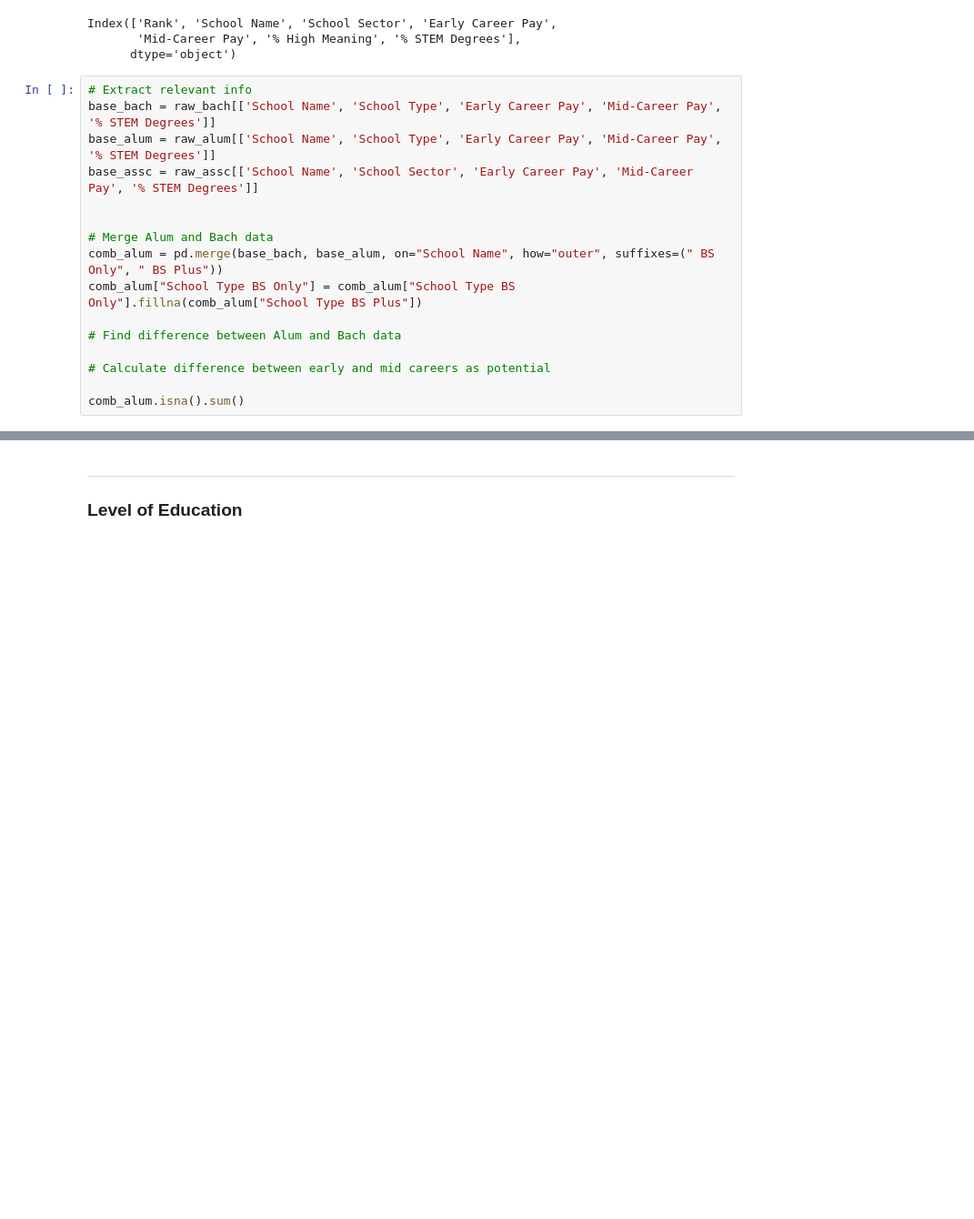
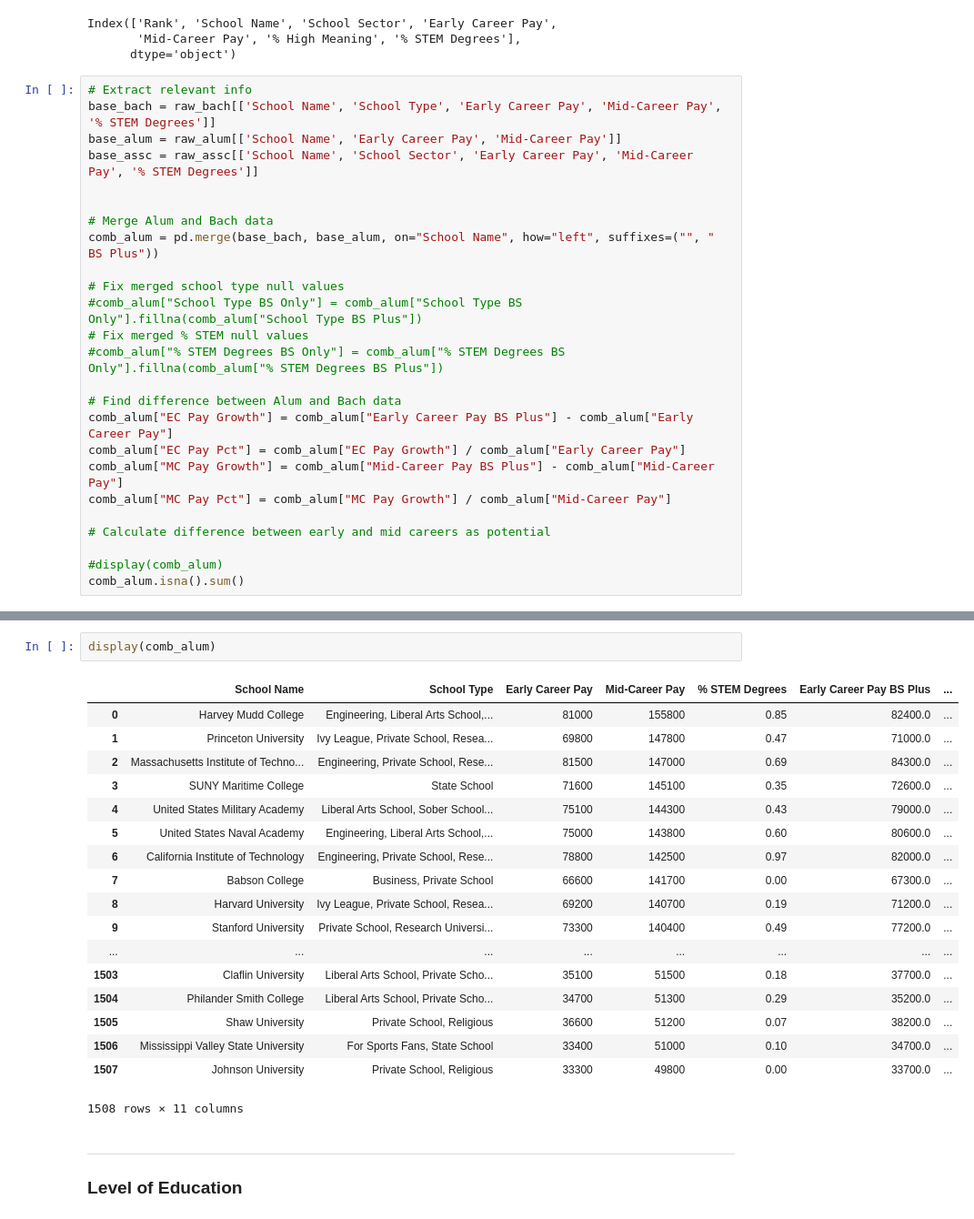
Before and after one commit to rohitrao1/Analysis-of-Higher-Education, a Jupyter notebook: ABComp.ipynb, the cells around one changed output, grey strips where cells are left out. Shown: that part at 91% size. Cells and saved outputs as stored; diff of their text form; blank space fills up the shorter version.

```diff
--- a/ABComp.ipynb
+++ b/ABComp.ipynb
@@ -27,17 +27,26 @@ Index(['Rank', 'School Name', 'School Sector', 'Early Career Pay',
 # %%
 # Extract relevant info
 base_bach = raw_bach[['School Name', 'School Type', 'Early Career Pay', 'Mid-Career Pay', '% STEM Degrees']]
-base_alum = raw_alum[['School Name', 'School Type', 'Early Career Pay', 'Mid-Career Pay', '% STEM Degrees']]
+base_alum = raw_alum[['School Name', 'Early Career Pay', 'Mid-Career Pay']]
 base_assc = raw_assc[['School Name', 'School Sector', 'Early Career Pay', 'Mid-Career Pay', '% STEM Degrees']]
 
 
 # Merge Alum and Bach data
-comb_alum = pd.merge(base_bach, base_alum, on="School Name", how="outer", suffixes=(" BS Only", " BS Plus"))
-comb_alum["School Type BS Only"] = comb_alum["School Type BS Only"].fillna(comb_alum["School Type BS Plus"])
+comb_alum = pd.merge(base_bach, base_alum, on="School Name", how="left", suffixes=("", " BS Plus"))
+
+# Fix merged school type null values
+#comb_alum["School Type BS Only"] = comb_alum["School Type BS Only"].fillna(comb_alum["School Type BS Plus"])
+# Fix merged % STEM null values
+#comb_alum["% STEM Degrees BS Only"] = comb_alum["% STEM Degrees BS Only"].fillna(comb_alum["% STEM Degrees BS Plus"])
 
 # Find difference between Alum and Bach data
+comb_alum["EC Pay Growth"] = comb_alum["Early Career Pay BS Plus"] - comb_alum["Early Career Pay"]
+comb_alum["EC Pay Pct"] = comb_alum["EC Pay Growth"] / comb_alum["Early Career Pay"]
+comb_alum["MC Pay Growth"] = comb_alum["Mid-Career Pay BS Plus"] - comb_alum["Mid-Career Pay"]
+comb_alum["MC Pay Pct"] = comb_alum["MC Pay Growth"] / comb_alum["Mid-Career Pay"]
 
 # Calculate difference between early and mid careers as potential
 
+#display(comb_alum)
 comb_alum.isna().sum()
 # %% [output]
@@ -53,4 +64,25 @@ Mid-Career Pay BS Plus       2
 dtype: int64
+# %%
+display(comb_alum)
+# %% [output]
+|  | School Name | School Type | Early Career Pay | Mid-Career Pay | % STEM Degrees | Early Career Pay BS Plus | ... |
+| 0 | Harvey Mudd College | Engineering, Liberal Arts School,... | 81000 | 155800 | 0.85 | 82400.0 | ... |
+| 1 | Princeton University | Ivy League, Private School, Resea... | 69800 | 147800 | 0.47 | 71000.0 | ... |
+| 2 | Massachusetts Institute of Techno... | Engineering, Private School, Rese... | 81500 | 147000 | 0.69 | 84300.0 | ... |
+| 3 | SUNY Maritime College | State School | 71600 | 145100 | 0.35 | 72600.0 | ... |
+| 4 | United States Military Academy | Liberal Arts School, Sober School... | 75100 | 144300 | 0.43 | 79000.0 | ... |
+| 5 | United States Naval Academy | Engineering, Liberal Arts School,... | 75000 | 143800 | 0.60 | 80600.0 | ... |
+| 6 | California Institute of Technology | Engineering, Private School, Rese... | 78800 | 142500 | 0.97 | 82000.0 | ... |
+| 7 | Babson College | Business, Private School | 66600 | 141700 | 0.00 | 67300.0 | ... |
+| 8 | Harvard University | Ivy League, Private School, Resea... | 69200 | 140700 | 0.19 | 71200.0 | ... |
+| 9 | Stanford University | Private School, Research Universi... | 73300 | 140400 | 0.49 | 77200.0 | ... |
+| ... | ... | ... | ... | ... | ... | ... | ... |
+| 1503 | Claflin University | Liberal Arts School, Private Scho... | 35100 | 51500 | 0.18 | 37700.0 | ... |
+| 1504 | Philander Smith College | Liberal Arts School, Private Scho... | 34700 | 51300 | 0.29 | 35200.0 | ... |
+| 1505 | Shaw University | Private School, Religious | 36600 | 51200 | 0.07 | 38200.0 | ... |
+| 1506 | Mississippi Valley State University | For Sports Fans, State School | 33400 | 51000 | 0.10 | 34700.0 | ... |
+| 1507 | Johnson University | Private School, Religious | 33300 | 49800 | 0.00 | 33700.0 | ... |
+1508 rows × 11 columns
 # %% [markdown]
 ---
 ### Level of Education
```
Also changed, not shown: parts of 1 cell of this notebook.
